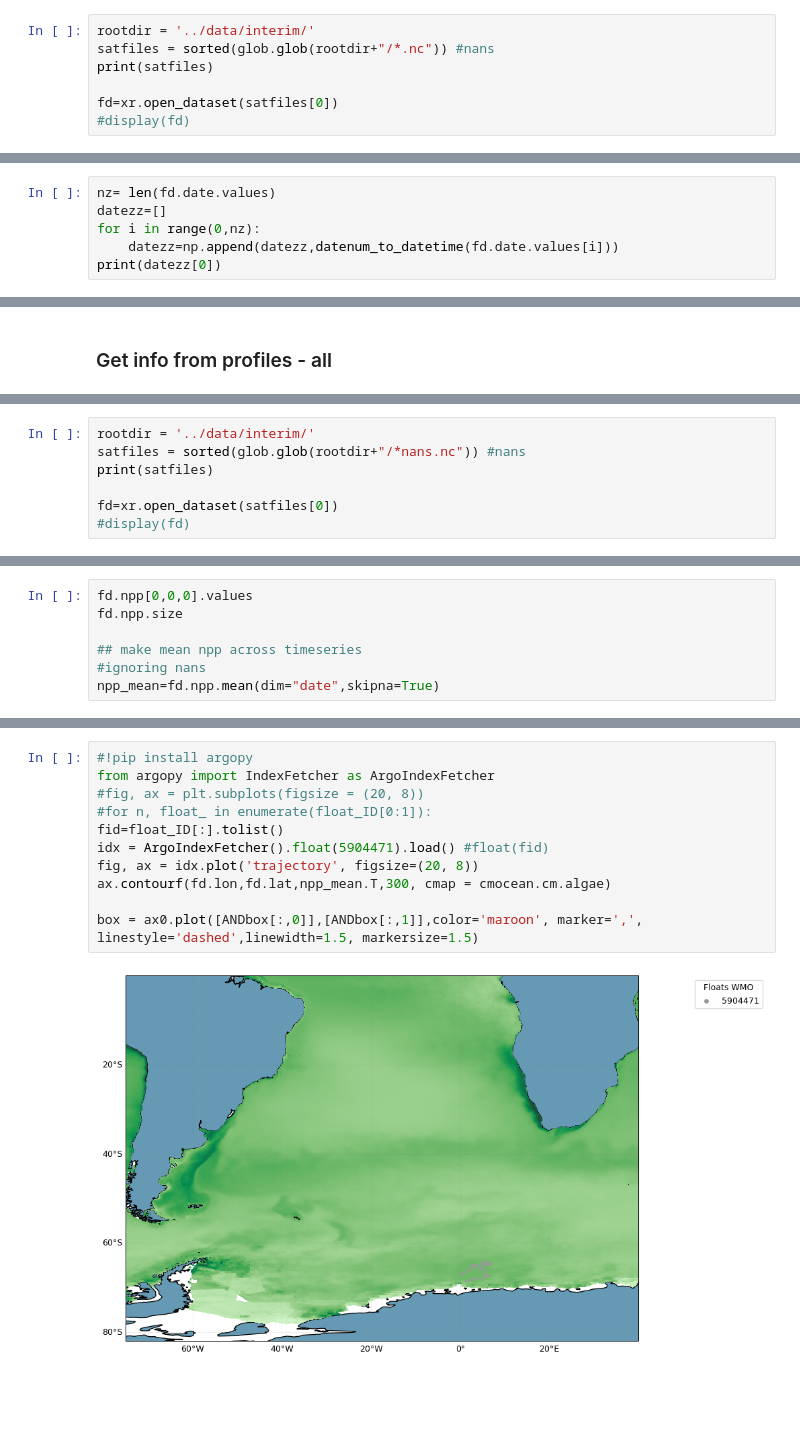
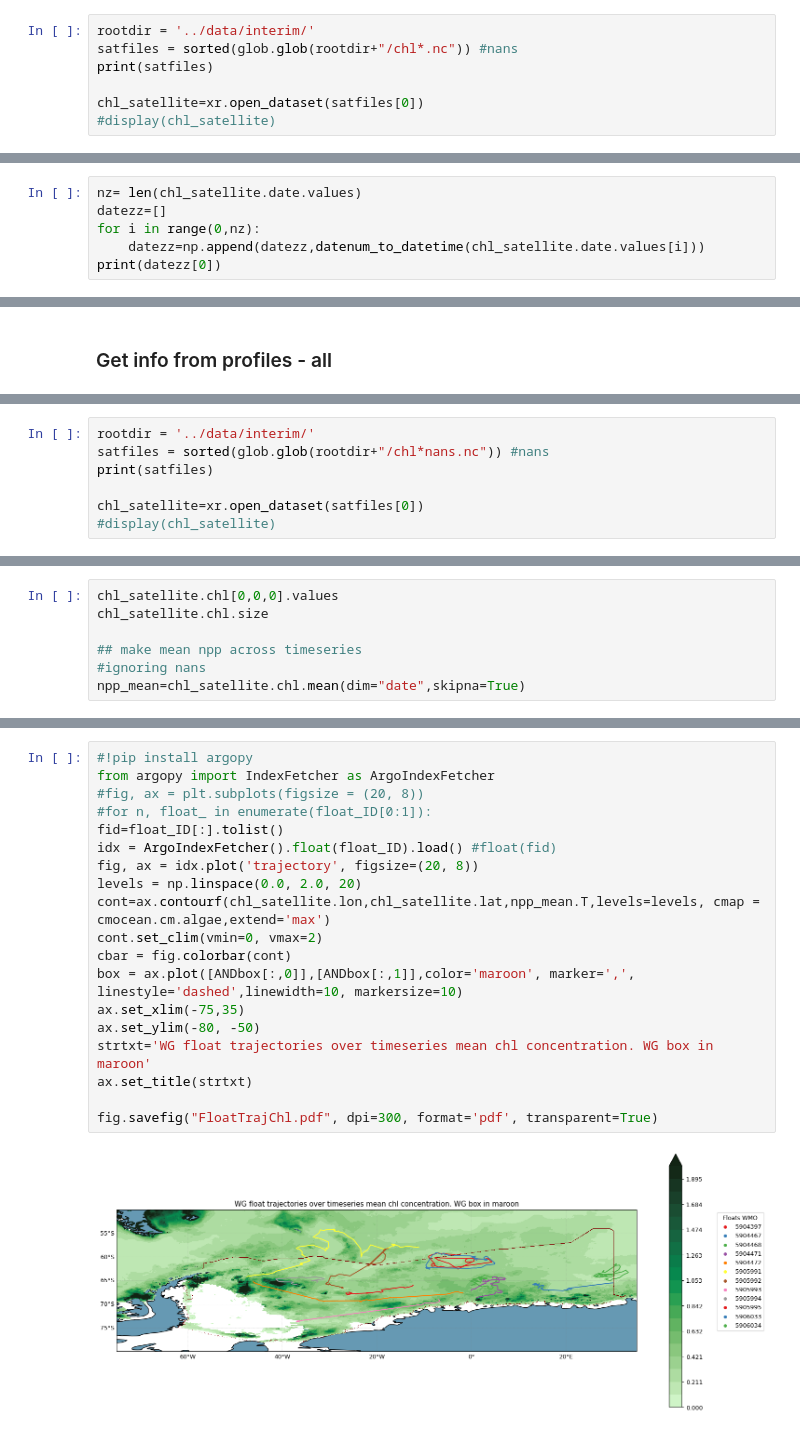
Before and after one commit to ClaraCDouglas/net_community_production, a Jupyter notebook: notebooks/Satellite_float_Matchup.ipynb, the cells around one changed output, grey strips where cells are left out. Saved outputs shown, nothing was run; the diff lists cells and outputs as text; blank space fills up the shorter version.

```diff
--- a/notebooks/Satellite_float_Matchup.ipynb
+++ b/notebooks/Satellite_float_Matchup.ipynb
@@ -221,9 +254,9 @@ def nosat_chl(data,yix):
 ## Load in satellite data
 # %%
 rootdir = '../data/interim/'
-satfiles = sorted(glob.glob(rootdir+"/*.nc")) #nans
+satfiles = sorted(glob.glob(rootdir+"/chl*.nc")) #nans
 print(satfiles)
 
-fd=xr.open_dataset(satfiles[0])
-#display(fd)
+chl_satellite=xr.open_dataset(satfiles[0])
+#display(chl_satellite)
 # %% [output]
@@ -245,10 +278,10 @@ def datenum_to_datetime(datenum):
            + timedelta(days=days) \
            - timedelta(days=366)
 # %%
-nz= len(fd.date.values)
+nz= len(chl_satellite.date.values)
 datezz=[]
 for i in range(0,nz):
-    datezz=np.append(datezz,datenum_to_datetime(fd.date.values[i]))
+    datezz=np.append(datezz,datenum_to_datetime(chl_satellite.date.values[i]))
 print(datezz[0])
 # %% [output]
 2014-01-04 23:59:59.500003
@@ -592,9 +825,9 @@ array([-9999.])
 load in the nc file with nans here!
 # %%
 rootdir = '../data/interim/'
-satfiles = sorted(glob.glob(rootdir+"/*nans.nc")) #nans
+satfiles = sorted(glob.glob(rootdir+"/chl*nans.nc")) #nans
 print(satfiles)
 
-fd=xr.open_dataset(satfiles[0])
-#display(fd)
+chl_satellite=xr.open_dataset(satfiles[0])
+#display(chl_satellite)
 # %% [output]
@@ -623,10 +856,10 @@ Text(0.5, 1.0, '2020-07-14 23:59:59.500003')
 # %%
-fd.npp[0,0,0].values
-fd.npp.size
+chl_satellite.chl[0,0,0].values
+chl_satellite.chl.size
 
 ## make mean npp across timeseries
 #ignoring nans
-npp_mean=fd.npp.mean(dim="date",skipna=True)
+npp_mean=chl_satellite.chl.mean(dim="date",skipna=True)
 # %%
 fig = plt.figure(figsize = (10,14))
 ax0 = fig.add_axes([0.17,0.35,0.47,0.27])
@@ -641,13 +888,21 @@ box = ax0.plot([ANDbox[:,0]],[ANDbox[:,1]],color='magenta', marker=',', linestyl
 # %%
 #!pip install argopy
 from argopy import IndexFetcher as ArgoIndexFetcher
 #fig, ax = plt.subplots(figsize = (20, 8))
 #for n, float_ in enumerate(float_ID[0:1]):
 fid=float_ID[:].tolist()
-idx = ArgoIndexFetcher().float(5904471).load() #float(fid)
+idx = ArgoIndexFetcher().float(float_ID).load() #float(fid)
 fig, ax = idx.plot('trajectory', figsize=(20, 8))
-ax.contourf(fd.lon,fd.lat,npp_mean.T,300, cmap = cmocean.cm.algae)
+levels = np.linspace(0.0, 2.0, 20)
+cont=ax.contourf(chl_satellite.lon,chl_satellite.lat,npp_mean.T,levels=levels, cmap = cmocean.cm.algae,extend='max')
+cont.set_clim(vmin=0, vmax=2)
+cbar = fig.colorbar(cont)
+box = ax.plot([ANDbox[:,0]],[ANDbox[:,1]],color='maroon', marker=',', linestyle='dashed',linewidth=10, markersize=10)
+ax.set_xlim(-75,35)
+ax.set_ylim(-80, -50)
+strtxt='WG float trajectories over timeseries mean chl concentration. WG box in maroon'
+ax.set_title(strtxt)
 
-box = ax0.plot([ANDbox[:,0]],[ANDbox[:,1]],color='maroon', marker=',', linestyle='dashed',linewidth=1.5, markersize=1.5)
+fig.savefig("FloatTrajChl.pdf", dpi=300, format='pdf', transparent=True)
 # %% [output]
-[figure, old version]
+[figure, new version]
```
Also changed, not shown: parts of 30 cells of this notebook, 1 other file.
